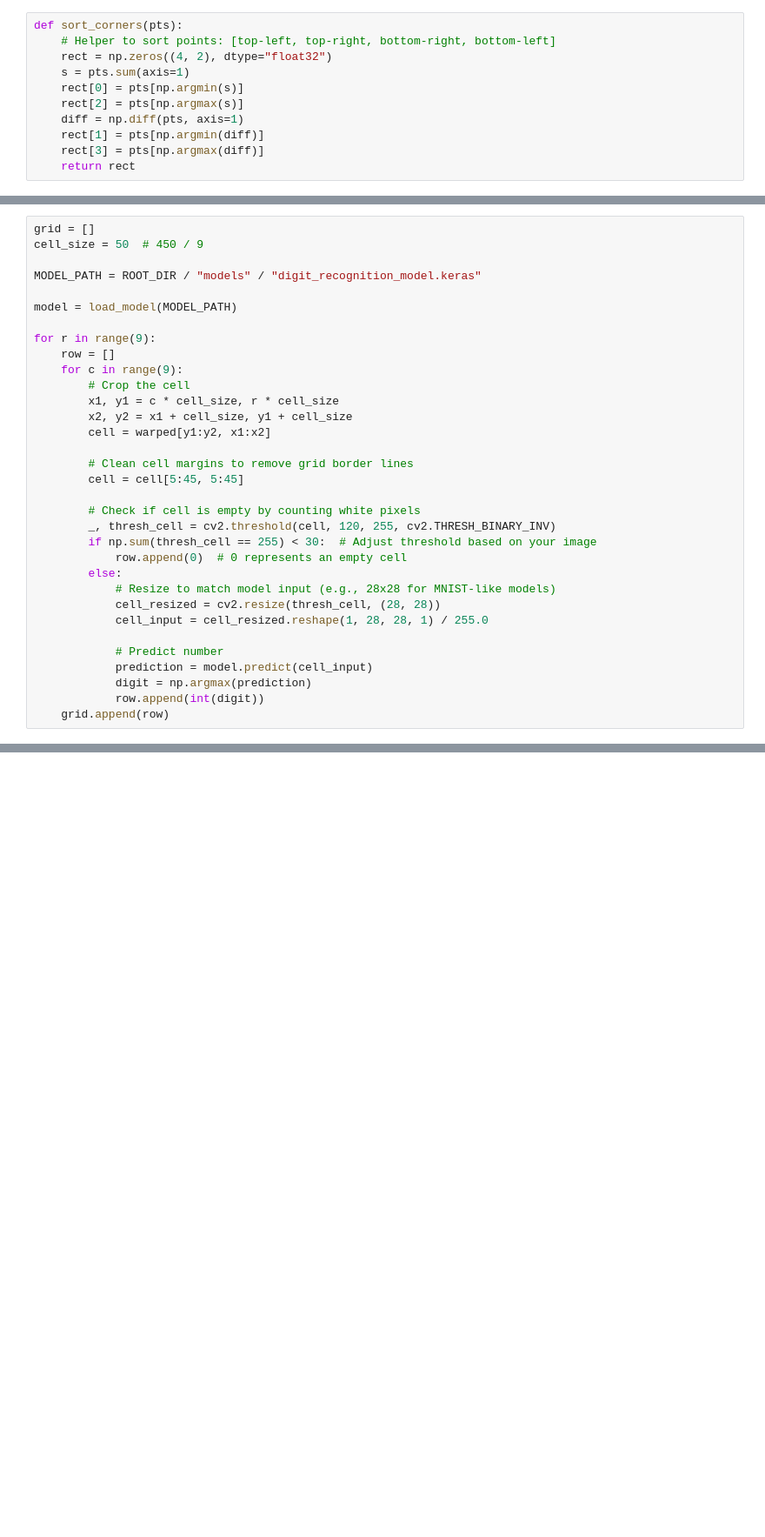
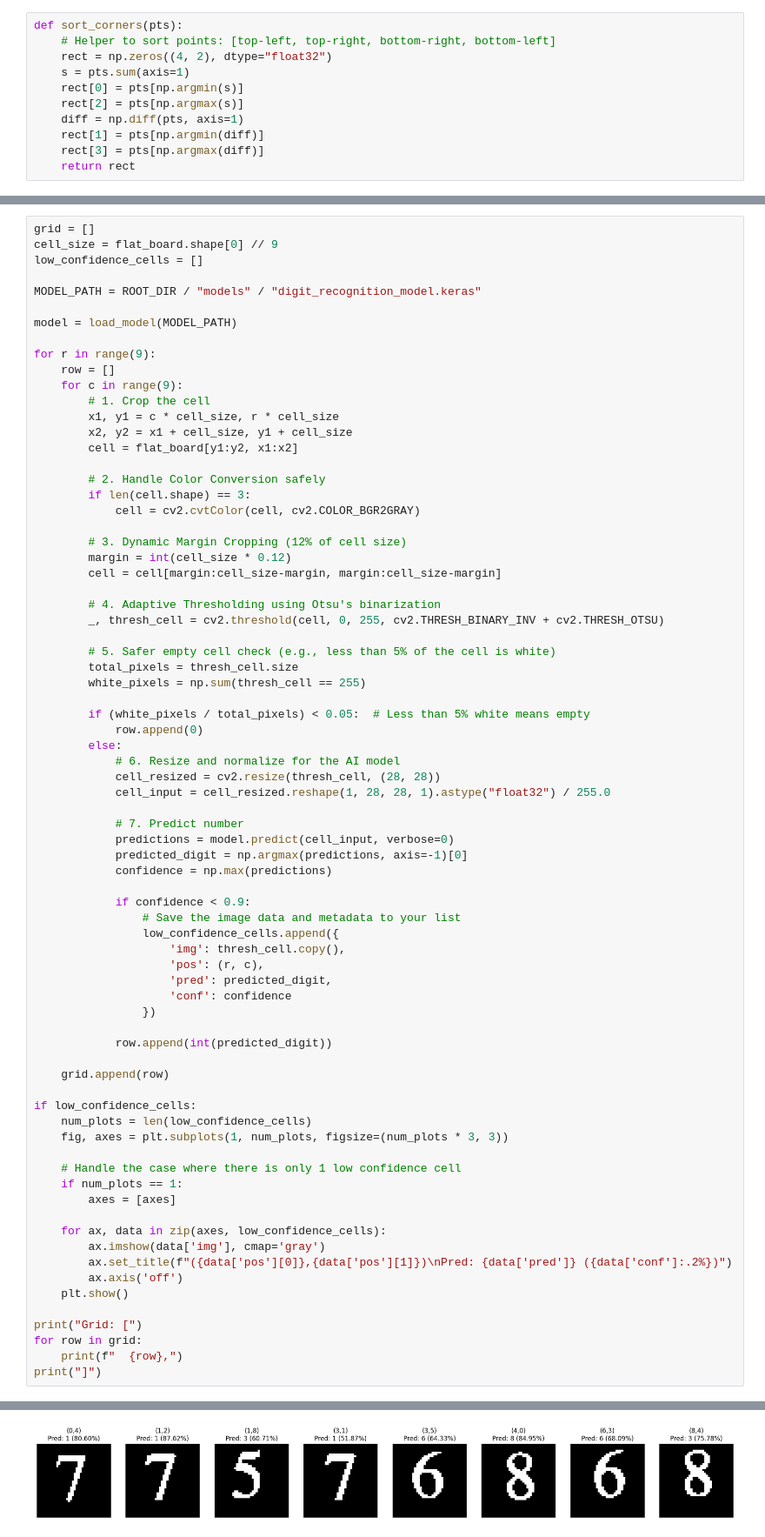
Before and after one commit to neilchen1998/SudoVisionCruncher, a Jupyter notebook: notebooks/find_grid_training.ipynb, the cells around one changed output, grey strips where cells are left out. Shown at 87% size. Drawn from its saved outputs; the diff is of its cells as text; blank space fills up the shorter version.

```diff
--- a/notebooks/find_grid_training.ipynb
+++ b/notebooks/find_grid_training.ipynb
@@ -86,6 +119,7 @@ plt.show()
 # %%
 grid = []
-cell_size = 50  # 450 / 9
+cell_size = flat_board.shape[0] // 9
+low_confidence_cells = []
 
 MODEL_PATH = ROOT_DIR / "models" / "digit_recognition_model.keras"
 
@@ -94,26 +128,67 @@ model = load_model(MODEL_PATH)
 for r in range(9):
     row = []
     for c in range(9):
-        # Crop the cell
+        # 1. Crop the cell
         x1, y1 = c * cell_size, r * cell_size
         x2, y2 = x1 + cell_size, y1 + cell_size
-        cell = warped[y1:y2, x1:x2]
+        cell = flat_board[y1:y2, x1:x2]
 
-        # Clean cell margins to remove grid border lines
-        cell = cell[5:45, 5:45]
+        # 2. Handle Color Conversion safely
+        if len(cell.shape) == 3:
+            cell = cv2.cvtColor(cell, cv2.COLOR_BGR2GRAY)
 
-        # Check if cell is empty by counting white pixels
-        _, thresh_cell = cv2.threshold(cell, 120, 255, cv2.THRESH_BINARY_INV)
-        if np.sum(thresh_cell == 255) < 30:  # Adjust threshold based on your image
-            row.append(0)  # 0 represents an empty cell
+        # 3. Dynamic Margin Cropping (12% of cell size)
+        margin = int(cell_size * 0.12)
+        cell = cell[margin:cell_size-margin, margin:cell_size-margin]
+
+        # 4. Adaptive Thresholding using Otsu's binarization
+        _, thresh_cell = cv2.threshold(cell, 0, 255, cv2.THRESH_BINARY_INV + cv2.THRESH_OTSU)
+
+        # 5. Safer empty cell check (e.g., less than 5% of the cell is white)
+        total_pixels = thresh_cell.size
+        white_pixels = np.sum(thresh_cell == 255)
+
+        if (white_pixels / total_pixels) < 0.05:  # Less than 5% white means empty
+            row.append(0)
         else:
-            # Resize to match model input (e.g., 28x28 for MNIST-like models)
+            # 6. Resize and normalize for the AI model
             cell_resized = cv2.resize(thresh_cell, (28, 28))
-            cell_input = cell_resized.reshape(1, 28, 28, 1) / 255.0
+            cell_input = cell_resized.reshape(1, 28, 28, 1).astype("float32") / 255.0
 
-            # Predict number
-            prediction = model.predict(cell_input)
-            digit = np.argmax(prediction)
-            row.append(int(digit))
+            # 7. Predict number
+            predictions = model.predict(cell_input, verbose=0)
+            predicted_digit = np.argmax(predictions, axis=-1)[0]
+            confidence = np.max(predictions)
+
+            if confidence < 0.9:
+                # Save the image data and metadata to your list
+                low_confidence_cells.append({
+                    'img': thresh_cell.copy(),
+                    'pos': (r, c),
+                    'pred': predicted_digit,
+                    'conf': confidence
+                })
+
+            row.append(int(predicted_digit))
+
     grid.append(row)
+
+if low_confidence_cells:
+    num_plots = len(low_confidence_cells)
+    fig, axes = plt.subplots(1, num_plots, figsize=(num_plots * 3, 3))
+
+    # Handle the case where there is only 1 low confidence cell
+    if num_plots == 1:
+        axes = [axes]
+
+    for ax, data in zip(axes, low_confidence_cells):
+        ax.imshow(data['img'], cmap='gray')
+        ax.set_title(f"({data['pos'][0]},{data['pos'][1]})\nPred: {data['pred']} ({data['conf']:.2%})")
+        ax.axis('off')
+    plt.show()
+
+print("Grid: [")
+for row in grid:
+    print(f"  {row},")
+print("]")
 # %% [output]
@@ -127,0 +202 @@ Model loaded successfully!
+[figure, added]
```
Also changed, not shown: parts of 8 cells of this notebook, 1 other file.
